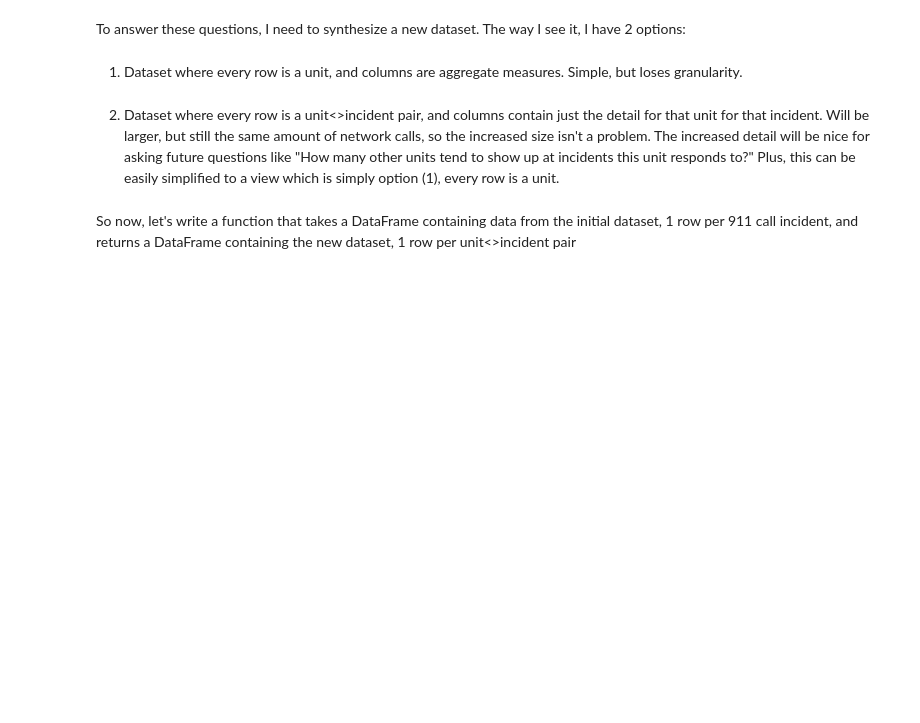
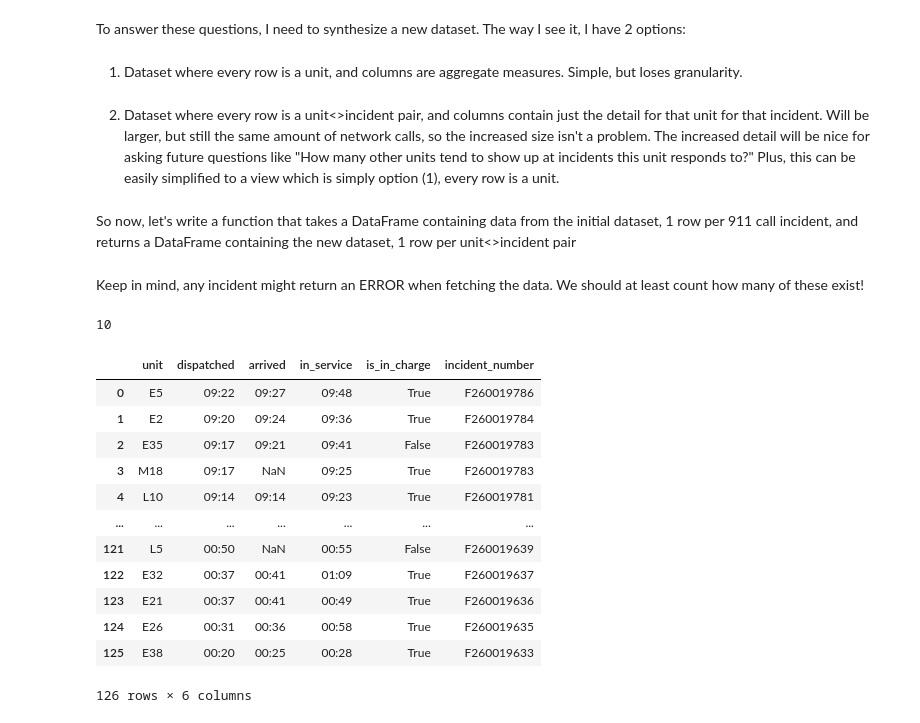
Before and after one commit to khalidelassaad/seattle-fire-data-analysis, a Jupyter notebook: main.ipynb, the cells around one changed output. Drawn from its saved outputs; the diff is of its cells as text; code cells hidden in the pictures; blank space fills up the shorter version.

Commit message:
code: unit dispatch dataframe!

```diff
--- a/main.ipynb
+++ b/main.ipynb
@@ -127,7 +127,7 @@ def get_unit_dispatches_from_incident_id(incident_id):
     top_level_table = soup.find("table")
     middle_tables = top_level_table.find_all("table")
     if len(middle_tables) <= 1:
-        return "error"
+        return None
     bottom_table = middle_tables[1].find("table")
     table_rows = bottom_table.find_all("tr")[1:]
     return_list = []
@@ -141,10 +141,11 @@ def get_unit_dispatches_from_incident_id(incident_id):
         return_list.append(
             {
                 "unit": unit.replace("*",""),
-                "dispatched": dispatched,
-                "arrived": arrived,
-                "in_service": in_service,
+                "dispatched": dispatched if dispatched else None,
+                "arrived": arrived if arrived else None,
+                "in_service": in_service if in_service else None,
                 "is_in_charge": is_in_charge,
+                "incident_number": incident_id,
             }
         )
     return return_list
@@ -180,3 +182,39 @@ To answer these questions, I need to synthesize a new dataset. The way I see it,
 2. Dataset where every row is a unit<>incident pair, and columns contain just the detail for that unit for that incident. Will be larger, but still the same amount of network calls, so the increased size isn't a problem. The increased detail will be nice for asking future questions like "How many other units tend to show up at incidents this unit responds to?" Plus, this can be easily simplified to a view which is simply option (1), every row is a unit.
 # %% [markdown]
 So now, let's write a function that takes a DataFrame containing data from the initial dataset, 1 row per 911 call incident, and returns a DataFrame containing the new dataset, 1 row per unit<>incident pair
+# %% [markdown]
+Keep in mind, any incident might return an ERROR when fetching the data. We should at least count how many of these exist!
+# %%
+def get_unit_dispatch_dataframe_from_original_dataset(dataset):
+    error_incident_ids = []
+    return_dataframe = pd.DataFrame(columns=["unit", "dispatched", "arrived", "in_service", "is_in_charge", "incident_number"])
+    for incident_number in dataset["incident_number"]:
+        incident_data = get_unit_dispatches_from_incident_id(incident_number)
+        if not incident_data:
+            error_incident_ids.append(incident_number)
+            continue
+        incident_dataframe = pd.DataFrame(incident_data)
+        return_dataframe = pd.concat([return_dataframe, incident_dataframe], ignore_index=True)
+    return return_dataframe, error_incident_ids
+# %%
+return_dataframe, error_incident_ids = get_unit_dispatch_dataframe_from_original_dataset(df)
+# %%
+len(error_incident_ids)
+# %% [output]
+10
+# %%
+return_dataframe
+# %% [output]
+|  | unit | dispatched | arrived | in_service | is_in_charge | incident_number |
+| 0 | E5 | 09:22 | 09:27 | 09:48 | True | F260019786 |
+| 1 | E2 | 09:20 | 09:24 | 09:36 | True | F260019784 |
+| 2 | E35 | 09:17 | 09:21 | 09:41 | False | F260019783 |
+| 3 | M18 | 09:17 | NaN | 09:25 | True | F260019783 |
+| 4 | L10 | 09:14 | 09:14 | 09:23 | True | F260019781 |
+| ... | ... | ... | ... | ... | ... | ... |
+| 121 | L5 | 00:50 | NaN | 00:55 | False | F260019639 |
+| 122 | E32 | 00:37 | 00:41 | 01:09 | True | F260019637 |
+| 123 | E21 | 00:37 | 00:41 | 00:49 | True | F260019636 |
+| 124 | E26 | 00:31 | 00:36 | 00:58 | True | F260019635 |
+| 125 | E38 | 00:20 | 00:25 | 00:28 | True | F260019633 |
+126 rows × 6 columns
```
Also changed, not shown: parts of 3 cells of this notebook, 1 other file.
